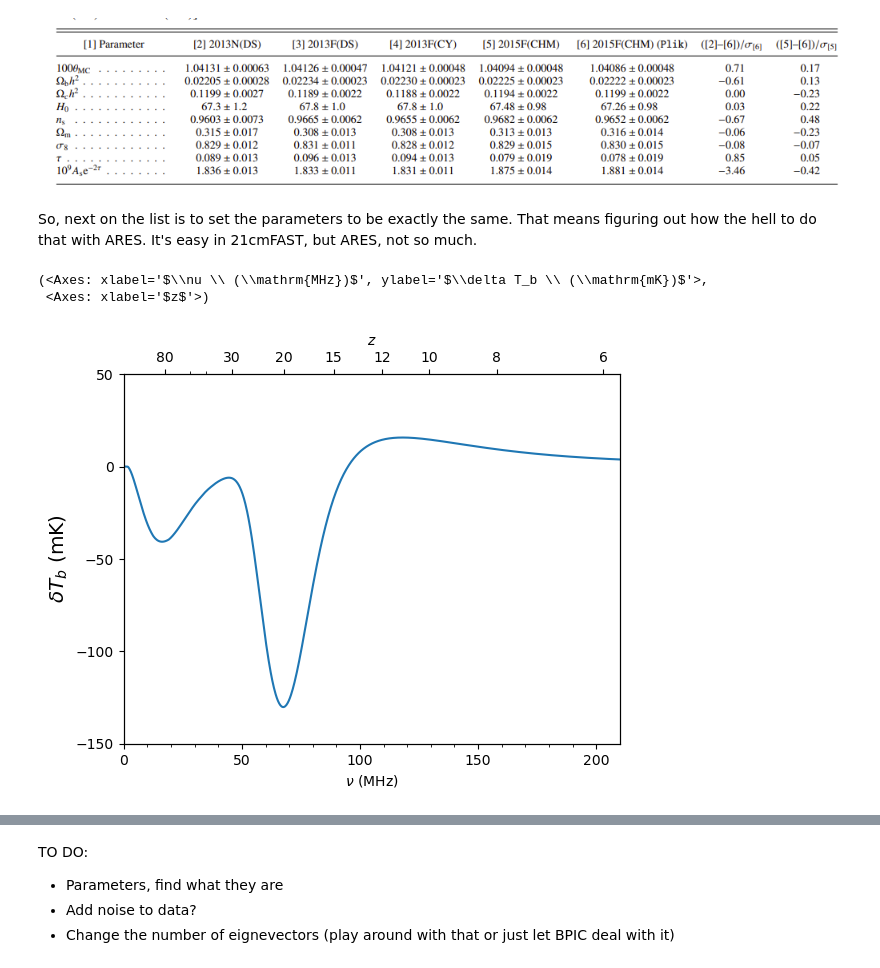
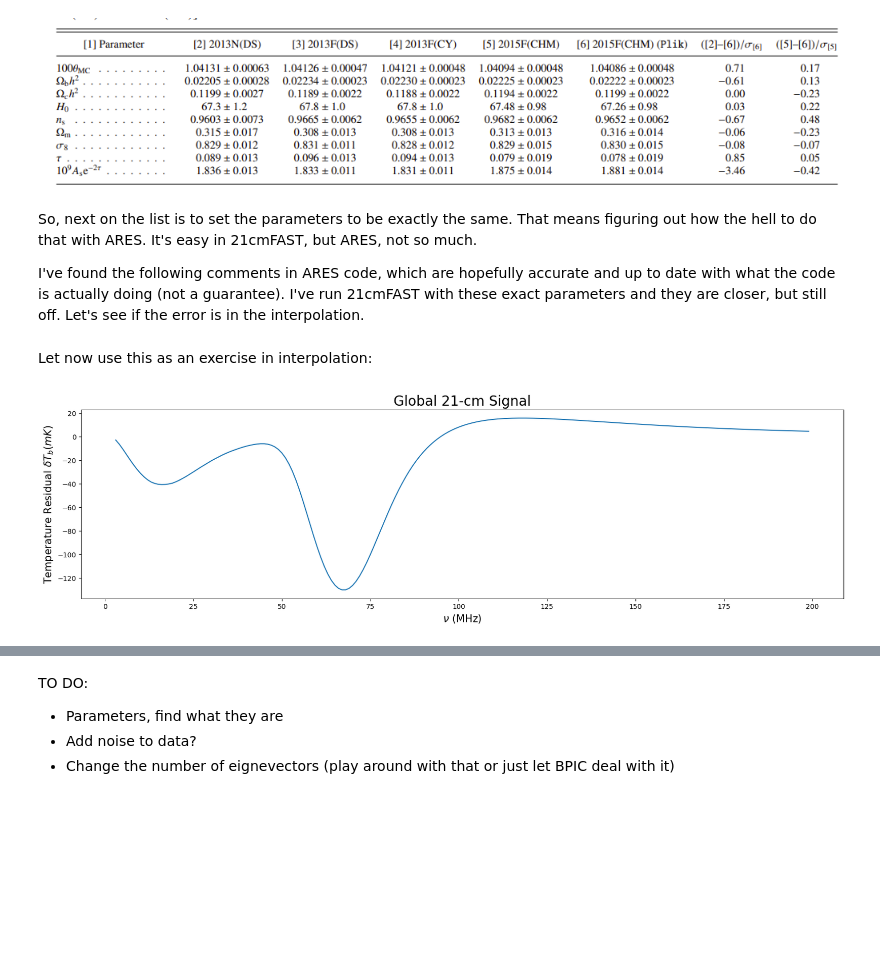
Before and after one commit to daba9359/LuCEE-Night_Simulation, a Jupyter notebook: Training_Sets_Exercise.ipynb, the cells around one changed output, grey strips where cells are left out. Cells and saved outputs as stored; diff of their text form; code cells hidden in the pictures; blank space fills up the shorter version.

```diff
--- a/Training_Sets_Exercise.ipynb
+++ b/Training_Sets_Exercise.ipynb
@@ -447,9 +448,5 @@ Or maybe this:
 ![image.png](attachment:image.png)
 # %% [markdown]
 So, next on the list is to set the parameters to be exactly the same.  That means figuring out how the hell to do that with ARES.  It's easy in 21cmFAST, but ARES, not so much.
+
+I've found the following comments in ARES code, which are hopefully accurate and up to date with what the code is actually doing (not a guarantee).  I've run 21cmFAST with these exact parameters and they are closer, but still off.  Let's see if the error is in the interpolation.
-# %%
-sim
-# %% [output]
-(<Axes: xlabel='$\\nu \\ (\\mathrm{MHz})$', ylabel='$\\delta T_b \\ (\\mathrm{mK})$'>,
- <Axes: xlabel='$z$'>)
-[figure, removed]
@@ -455,0 +462,19 @@ sim
+# %% [markdown]
+Let now use this as an exercise in interpolation:
+# %%
+# this uses a cubic spline to interpolate the ares frequencies.  It's more accurate than the simple linear method
+# Had to get rid of index 996 because it was non sequential (which is super odd, why is that?)
+frequencies_ares=np.delete(frequencies_ares,996)
+dTb = np.delete(dTb,996)
+import scipy
+test_data=scipy.interpolate.CubicSpline(frequencies_ares,dTb)(np.arange(3,200))
+# %%
+# Here is the new interpolated graph:
+fig=plt.figure(figsize=(20,5))
+plt.plot(frequencies_21cm,test_data)
+plt.xlabel(r'$\nu$ (MHz)',size=15)
+plt.ylabel(r'Temperature Residual $\delta T_{b} (mK)$',size=15)
+plt.title("Global 21-cm Signal", size = 20)
+plt.show()
+# %% [output]
+[figure, added]
```
Also changed, not shown: parts of 18 cells of this notebook.
